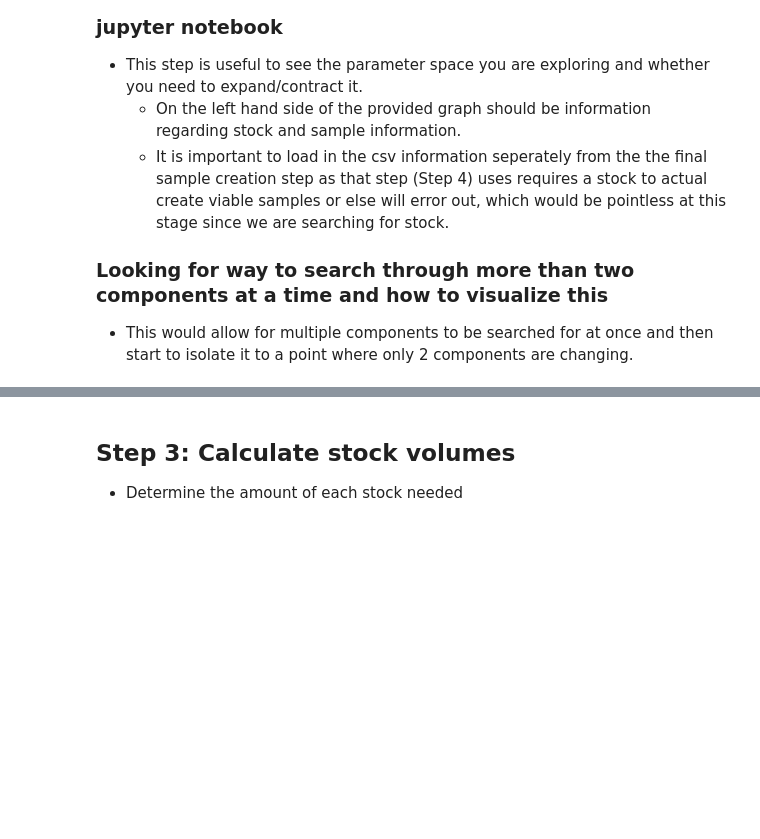
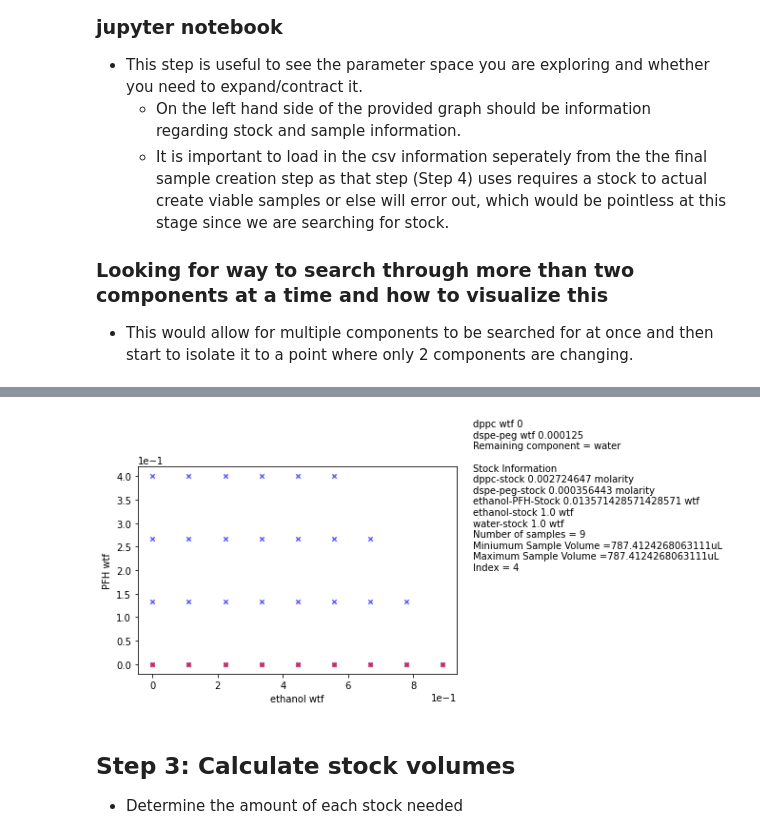
Before and after one commit to pozzo-research-group/OT2Protocols, a Jupyter notebook: ot2protocol/Ouzo_OT2_Sampling/Sample Creation Notebook_START_HERE.ipynb, the cells around one changed output, grey strips where cells are left out. Cells and saved outputs as stored; diff of their text form; code cells hidden in the pictures; blank space fills up the shorter version.

```diff
--- a/ot2protocol/Ouzo_OT2_Sampling/Sample Creation Notebook_START_HERE.ipynb
+++ b/ot2protocol/Ouzo_OT2_Sampling/Sample Creation Notebook_START_HERE.ipynb
@@ -92,9 +97,11 @@ ouzo_graphs.stock_search_sep(stock_search_dict,experiment_csv_dict, wtf_sample_c
 # %%
-index = 7
+index = 4
 selected_stock_canidate_component_wtfs = stock_search_dict['stocks_wtf_lists'][index]
 selected_stock_canidate_component_volumes = stock_search_dict['stocks_volumes_lists'][index]
 selected_stock_text = stock_search_dict['stock_text_info'][index]
 ouzo_graphs.graph_canidates(experiment_csv_dict, wtf_sample_canidates, selected_stock_canidate_component_wtfs, additional_text = selected_stock_text)
+# %% [output]
+[figure, added]
 # %% [markdown]
 ## Step 3: Calculate stock volumes
 * Determine the amount of each stock needed
```
Also changed, not shown: parts of 11 cells of this notebook, 3 other files.
